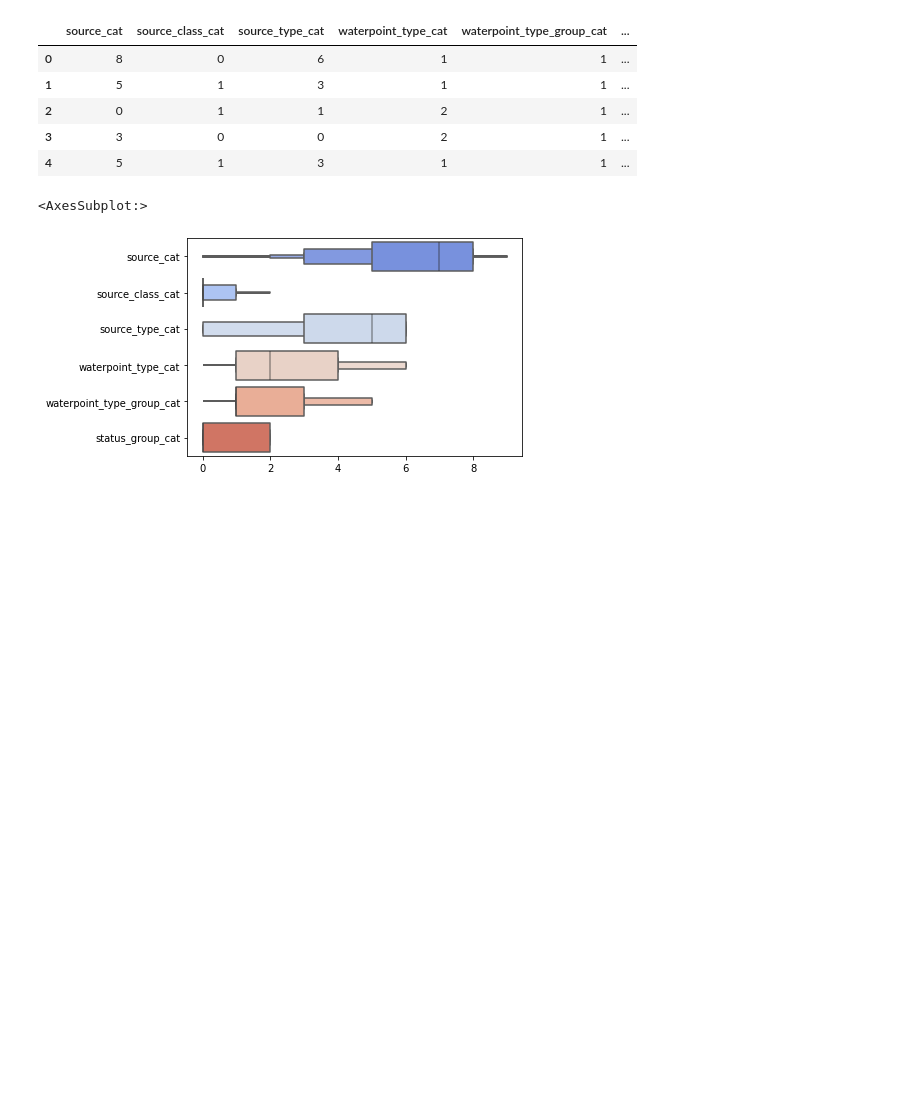
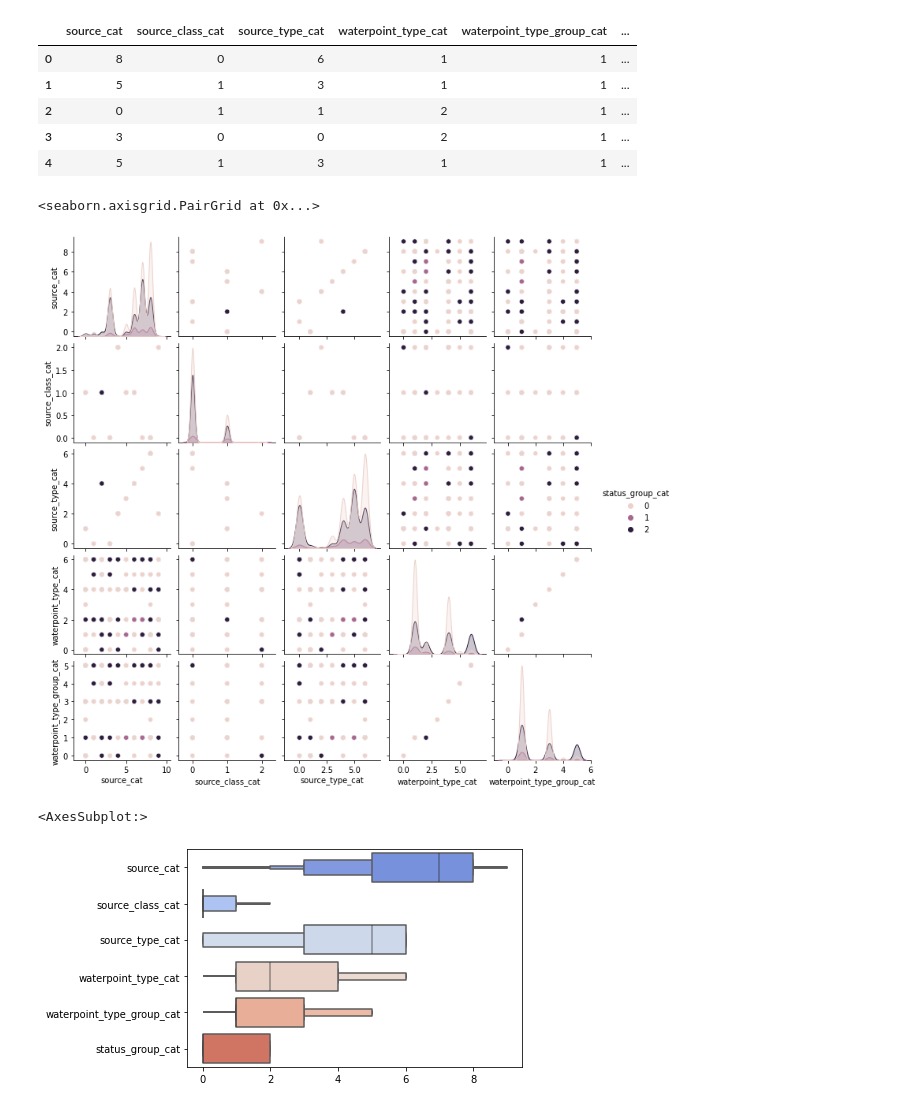
Before and after one commit to JannaW0402/Pump-It-Up-Test, a Jupyter notebook: Pump It Up - Test (5).ipynb, the cells around one changed output. Drawn from its saved outputs; the diff is of its cells as text; code cells hidden in the pictures; blank space fills up the shorter version.

Commit message:
add visualization

```diff
--- a/Pump It Up - Test (5).ipynb
+++ b/Pump It Up - Test (5).ipynb
@@ -252,7 +314,10 @@ source_water_df.head()
 | 3 | 3 | 0 | 0 | 2 | 1 | ... |
 | 4 | 5 | 1 | 3 | 1 | 1 | ... |
 # %%
-sns.pairplot(source_water_df,hue='status_group_cat',height = 2.5)
+sns.pairplot(source_water_df,hue='status_group_cat',height = 2)
+# %% [output]
+<seaborn.axisgrid.PairGrid at 0x...>
+[figure, added]
 # %%
 sns.boxenplot(data = source_water_df , palette='coolwarm',orient='h')
 # %% [output]
```
Also changed, not shown: parts of 9 cells of this notebook.
